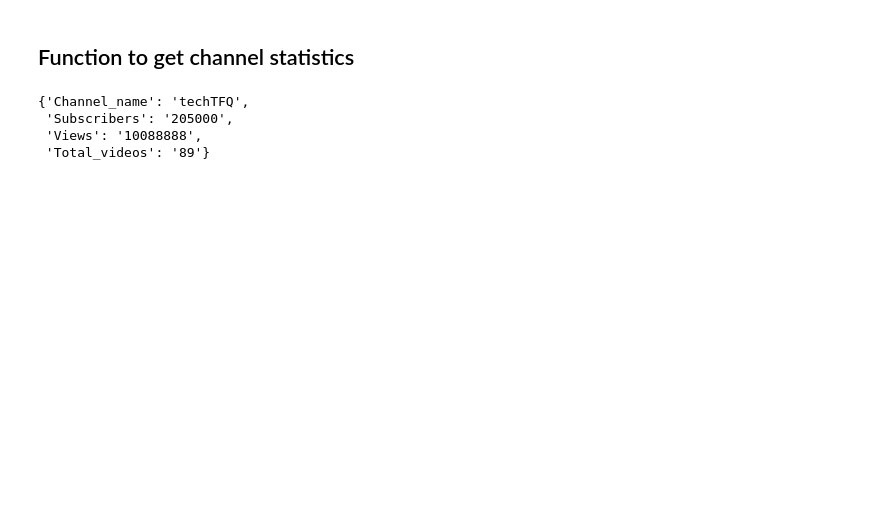
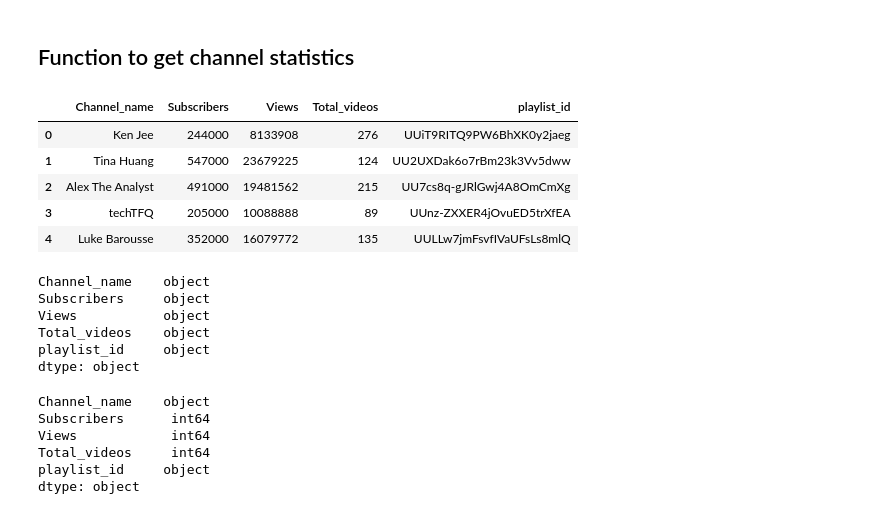
Before and after one commit to Chepngeno-langat/DS-projects, a Jupyter notebook: YouTube Data Scraping and Analysis/YT-data-analysis.ipynb, the cells around one changed output. Saved outputs shown, nothing was run; the diff lists cells and outputs as text; code cells hidden in the pictures; blank space fills up the shorter version.

```diff
--- a/YouTube Data Scraping and Analysis/YT-data-analysis.ipynb
+++ b/YouTube Data Scraping and Analysis/YT-data-analysis.ipynb
@@ -9,7 +9,8 @@ channel_ids = [
     'UCnz-ZXXER4jOvuED5trXfEA',
     'UCLLw7jmFsvfIVaUFsLs8mlQ',
     'UCiT9RITQ9PW6BhXK0y2jaeg',
-
+    'UC7cs8q-gJRlGwj4A8OmCmXg',
+    'UC2UXDak6o7rBm23k3Vv5dww'
 ]
 
 youtube = build('youtube', 'v3', developerKey=api_key)
@@ -32,7 +36,0 @@ def get_channel_stats(youtube, channel_id):
-# %%
-get_channel_stats(youtube, channel_id)
-# %% [output]
-{'Channel_name': 'techTFQ',
- 'Subscribers': '205000',
- 'Views': '10088888',
- 'Total_videos': '89'}
@@ -38,0 +39,19 @@ get_channel_stats(youtube, channel_id)
+# %%
+channel_data = pd.DataFrame(channel_stats)
+channel_data
+# %% [output]
+|  | Channel_name | Subscribers | Views | Total_videos | playlist_id |
+| 0 | Ken Jee | 244000 | 8133908 | 276 | UUiT9RITQ9PW6BhXK0y2jaeg |
+| 1 | Tina Huang | 547000 | 23679225 | 124 | UU2UXDak6o7rBm23k3Vv5dww |
+| 2 | Alex The Analyst | 491000 | 19481562 | 215 | UU7cs8q-gJRlGwj4A8OmCmXg |
+| 3 | techTFQ | 205000 | 10088888 | 89 | UUnz-ZXXER4jOvuED5trXfEA |
+| 4 | Luke Barousse | 352000 | 16079772 | 135 | UULLw7jmFsvfIVaUFsLs8mlQ |
+# %%
+channel_data.dtypes
+# %% [output]
+Channel_name    object
+Subscribers     object
+Views           object
+Total_videos    object
+playlist_id     object
+dtype: object
@@ -38,0 +62,9 @@ get_channel_stats(youtube, channel_id)
+# %%
+channel_data.dtypes
+# %% [output]
+Channel_name    object
+Subscribers      int64
+Views            int64
+Total_videos     int64
+playlist_id     object
+dtype: object
```
Also changed, not shown: parts of 9 cells of this notebook.
